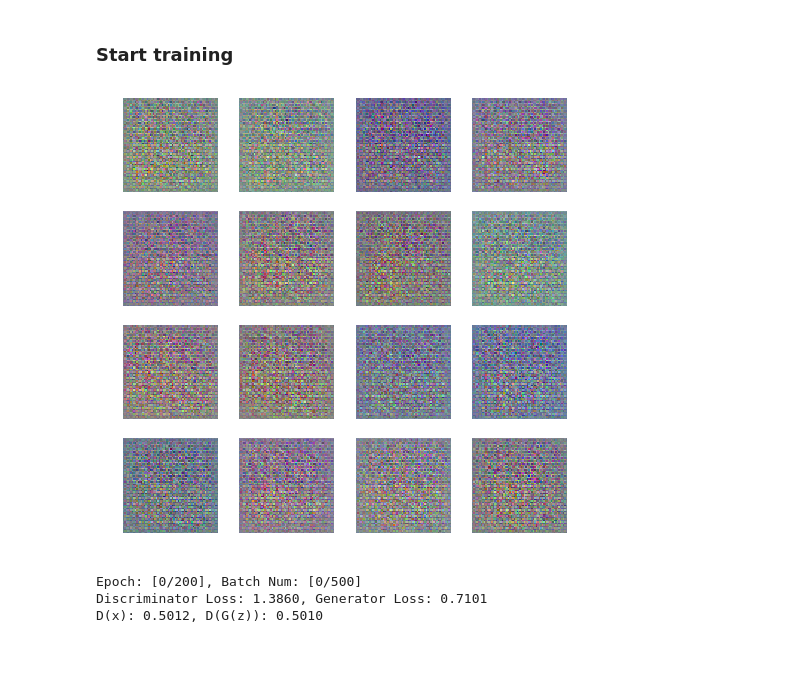
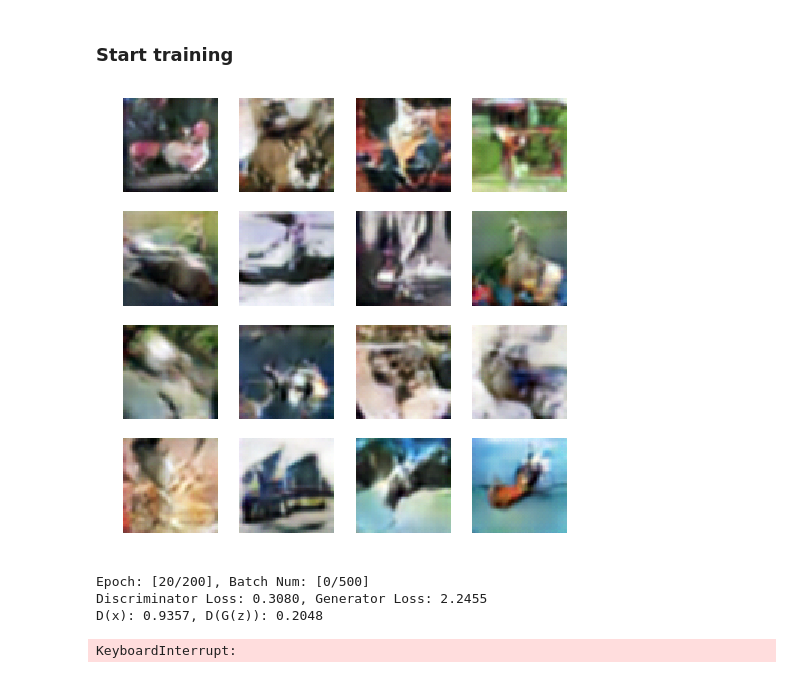
Before and after one commit to diegoalejogm/gans, a Jupyter notebook: DC-GAN PyTorch.ipynb, the cells around one changed output. Cells and saved outputs as stored; diff of their text form; code cells hidden in the pictures.

```diff
--- a/DC-GAN PyTorch.ipynb
+++ b/DC-GAN PyTorch.ipynb
@@ -18,7 +18,7 @@ from torchvision.utils import make_grid
 def cifar_data():
     compose = transforms.Compose(
         [
-            transforms.Resize(64),
+            transforms.Scale(64),
             transforms.ToTensor(),
             transforms.Normalize((.5, .5, .5), (.5, .5, .5))
         ])
@@ -112,7 +112,7 @@ class GenerativeNet(torch.nn.Module):
 # Noise
 def noise(size):
     n = Variable(torch.randn(size, 100))
-    if torch.cuda.is_available(): n.cuda()
+    if torch.cuda.is_available(): return n.cuda()
     return n
 # %%
 def init_weights(m):
@@ -151,7 +151,7 @@ def real_data_target(size):
     Tensor containing ones, with shape = size
     '''
     data = Variable(torch.ones(size))
-    if torch.cuda.is_available(): data.cuda()
+    if torch.cuda.is_available(): return data.cuda()
     return data
 
 def fake_data_target(size):
@@ -159,7 +159,7 @@ def fake_data_target(size):
     Tensor containing zeros, with shape = size
     '''
     data = Variable(torch.zeros(size))
-    if torch.cuda.is_available(): data.cuda()
+    if torch.cuda.is_available(): return data.cuda()
     return data
 # %%
 def train_discriminator(optimizer, real_data, fake_data):
@@ -205,32 +205,33 @@ test_noise = noise(num_test_samples)
 # %%
 for epoch in range(num_epochs):
     for n_batch, (real_batch,_) in enumerate(data_loader):
 
         # 1. Train Discriminator
         real_data = Variable(real_batch)
-        if torch.cuda.is_available(): real_data.cuda()
+        if torch.cuda.is_available(): real_data = real_data.cuda()
         fake_data = generator(noise(real_data.size(0))).detach()
         d_error, d_pred_real, d_pred_fake = train_discriminator(d_optimizer, real_data, fake_data)
 
         # 2. Train Generator
         fake_data = generator(noise(real_batch.size(0)))
         g_error = train_generator(g_optimizer, fake_data)
 
         # Display Progress
         if (n_batch) % 100 == 0:
             display.clear_output(True)
             # Display Images
             test_images = generator(test_noise)
             tools.display_images(test_images, num_test_samples, epoch, n_batch)
             # Display Logs
             tools.print_logs(
                 epoch, num_epochs, n_batch, num_batches, d_error, g_error, d_pred_real, d_pred_fake
             )
 
         # Checkpoints
         tools.save_checkpoint(generator, discriminator, epoch)
 # %% [output]
-[figure, old version]
+[figure, new version]
-Epoch: [0/200], Batch Num: [0/500]
-Discriminator Loss: 1.3860, Generator Loss: 0.7101
-D(x): 0.5012, D(G(z)): 0.5010
+Epoch: [20/200], Batch Num: [0/500]
+Discriminator Loss: 0.3080, Generator Loss: 2.2455
+D(x): 0.9357, D(G(z)): 0.2048
+KeyboardInterrupt:
```
Also changed, not shown: parts of 1 cell of this notebook, 1 other file.
